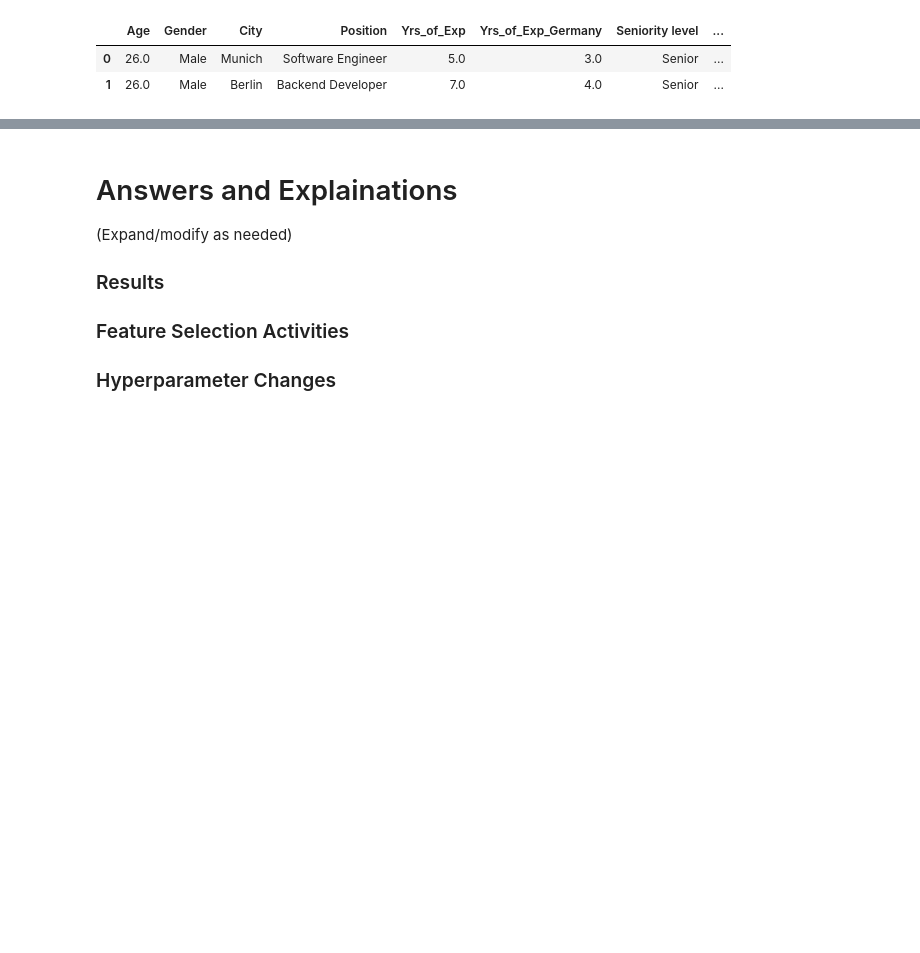
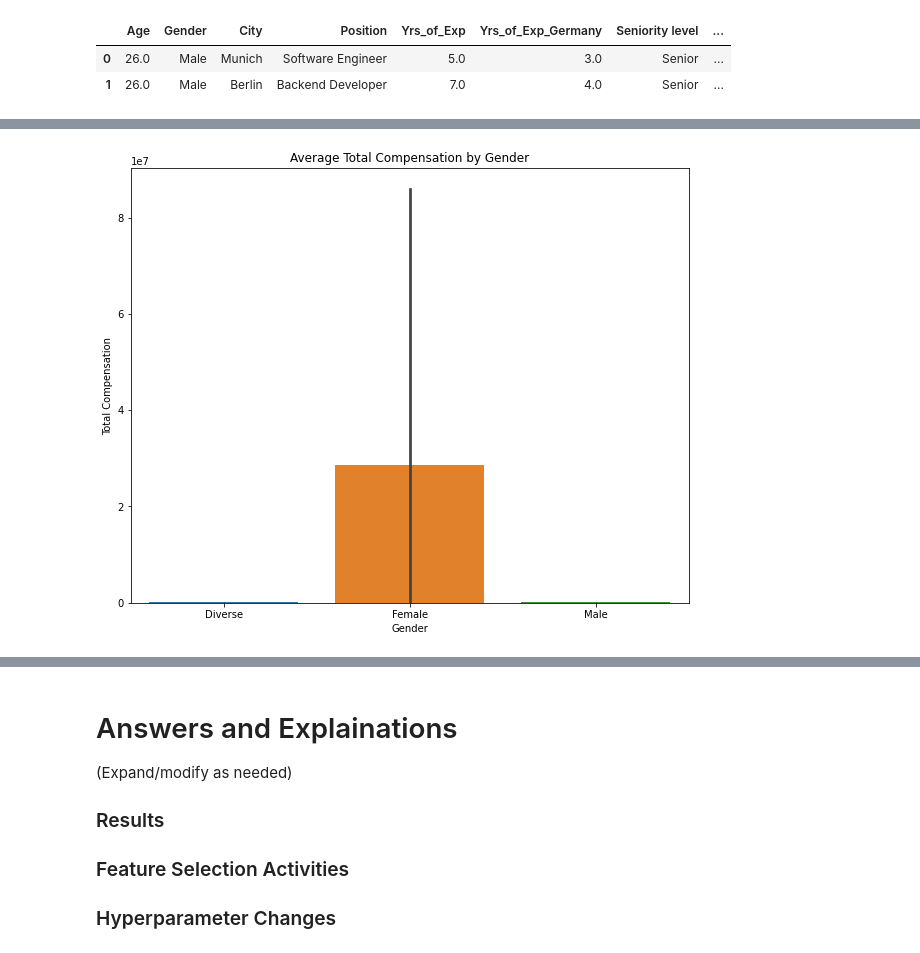
Before and after one commit to okohnkay/ItML_Asn_2_Students, a Jupyter notebook: assignment_2_start.ipynb, the cells around one changed output, grey strips where cells are left out. Cells and saved outputs as stored; diff of their text form; code cells hidden in the pictures; blank space fills up the shorter version.

```diff
--- a/assignment_2_start.ipynb
+++ b/assignment_2_start.ipynb
@@ -367,0 +402,10 @@ plt.show()
+# %%
+#  Salary by Gender
+plt.figure(figsize=(10, 8))
+sns.barplot(data=df, x='Gender', y='total_compensation')
+plt.title('Average Total Compensation by Gender')
+plt.xlabel('Gender')
+plt.ylabel('Total Compensation')
+plt.show()
+# %% [output]
+[figure, added]
```
Also changed, not shown: parts of 21 cells of this notebook.
